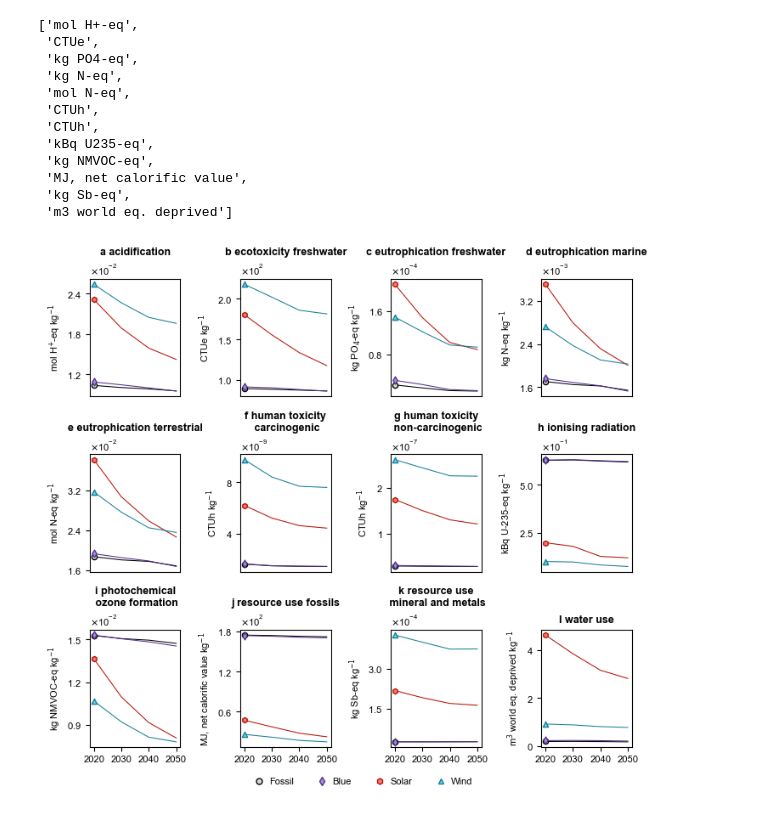
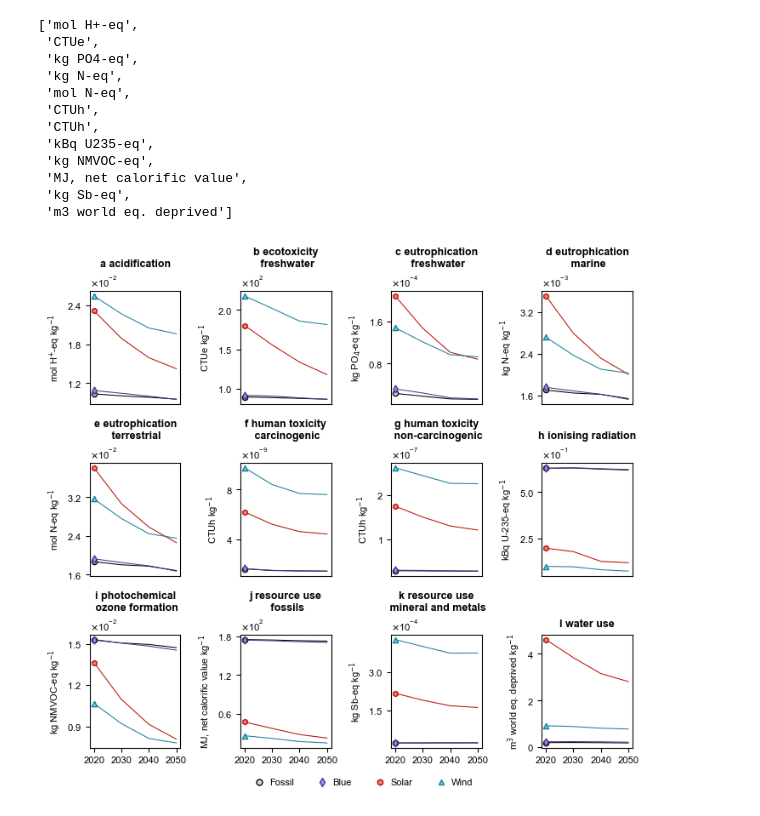
Before and after one commit to abhix2704/Prospective-LCA, a Jupyter notebook: Code/burdenShiftingMainPlots.ipynb, the cells around one changed output. Cells and saved outputs as stored; diff of their text form; code cells hidden in the pictures.

```diff
--- a/Code/burdenShiftingMainPlots.ipynb
+++ b/Code/burdenShiftingMainPlots.ipynb
@@ -816,6 +816,16 @@ for i in range(0, len(impactCategories)):
 
 
     ax[i // 4, i % 4].set_title(alphabets[i] + impactCategories[i], fontweight = 'bold', fontsize = fontsize_title)
+    if impactCategories[i] == 'ecotoxicity freshwater':
+        ax[i // 4, i % 4].set_title(alphabets[i] + 'ecotoxicity\n freshwater', fontweight = 'bold', fontsize = fontsize_title)
+    if impactCategories[i] == 'eutrophication freshwater':
+        ax[i // 4, i % 4].set_title(alphabets[i] + 'eutrophication\n freshwater', fontweight = 'bold', fontsize = fontsize_title)
+    if impactCategories[i] == 'eutrophication marine':
+        ax[i // 4, i % 4].set_title(alphabets[i] + 'eutrophication\n marine', fontweight = 'bold', fontsize = fontsize_title)
+    if impactCategories[i] == 'eutrophication terrestrial':
+        ax[i // 4, i % 4].set_title(alphabets[i] + 'eutrophication\n terrestrial', fontweight = 'bold', fontsize = fontsize_title)
+    if impactCategories[i] == 'resource use fossils':
+        ax[i // 4, i % 4].set_title(alphabets[i] + 'resource use\n fossils', fontweight = 'bold', fontsize = fontsize_title)
     if impactCategories[i] == 'human toxicity carcinogenic':
         ax[i // 4, i % 4].set_title(alphabets[i] + 'human toxicity\n carcinogenic', fontweight = 'bold', fontsize = fontsize_title)
     if impactCategories[i] == 'human toxicity non-carcinogenic':
@@ -829,34 +839,34 @@ for i in range(0, len(impactCategories)):
     ax[i // 4, i % 4].set_ylabel(units[i])
     ax[i // 4, i % 4].yaxis.set_major_formatter(ticker.ScalarFormatter(useMathText = True))
     ax[i // 4, i % 4].ticklabel_format(axis = 'y', style = 'sci', scilimits = (0, 0))
 
 for i in range(0, 4):
     for j in range(0, 4):
         if i < 2:
             ax[i, j].set_xticks([])
 
 legend_elements2 = [Line2D([0], [0], marker = 'o', color = "none",
                                              markerfacecolor ='#d8d8d8', markeredgecolor = "black",
                                              label = 'Fossil', markersize = 5),
                    Line2D([0], [0], marker = 'd', color = "none",
                                              markerfacecolor ='#A78DD8', markeredgecolor = "#52318E",
                                              label = 'Blue', markersize = 5),
                    Line2D([0], [0], marker = 'h', color = "none",
                                              markerfacecolor ='#FB7B71', markeredgecolor = "#B71205",
                                              label = 'Solar', markersize = 5),
                    Line2D([0], [0], marker = '^', color = "none",
                                              markerfacecolor ='#6DD2EA', markeredgecolor = "#167F99",
                                              label = 'Wind', markersize = 5),]
 
 legend1 = fig.legend(handles = legend_elements2, frameon = False, loc = "upper center", ncol = 4,
           prop={"size":8}, bbox_to_anchor=(0.53, 0.01), handletextpad = 0.1)
 
 plotPathPNG = os.path.join('..', 'Plots', 'Phase 2', 'Burden shifting', 'Hydrogen all absolute image SSP2 GLO.png')
 plotPathSVG = os.path.join('..', 'Plots', 'Phase 2', 'Burden shifting', 'Hydrogen all absolute image SSP2 GLO.svg')
 plt.savefig(plotPathPNG, dpi = 600, format = 'png', bbox_inches = 'tight', facecolor = 'w')
 plt.savefig(plotPathSVG, dpi = 600, format = 'svg', bbox_inches = 'tight', facecolor = 'w')
 # %% [output]
-[figure, old version]
+[figure, new version]
 # %%
 fig, ax = plt.subplots(3, 4, figsize = (fig_length[2], fig_height*0.65))
 
```
Also changed, not shown: parts of 2 cells of this notebook, 10 other files.
